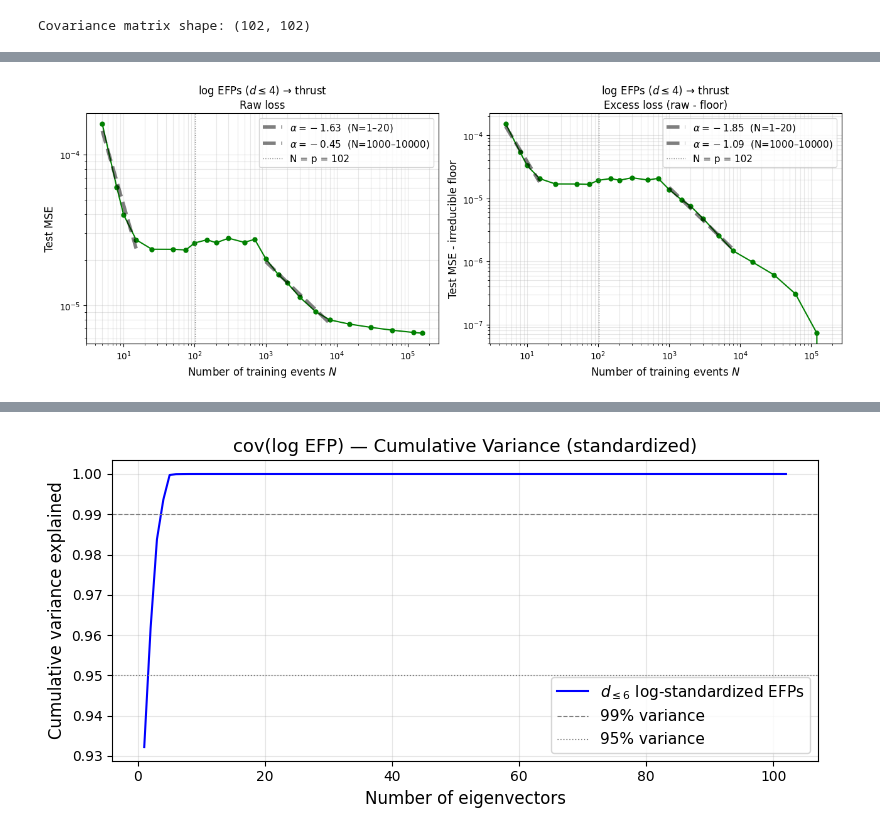
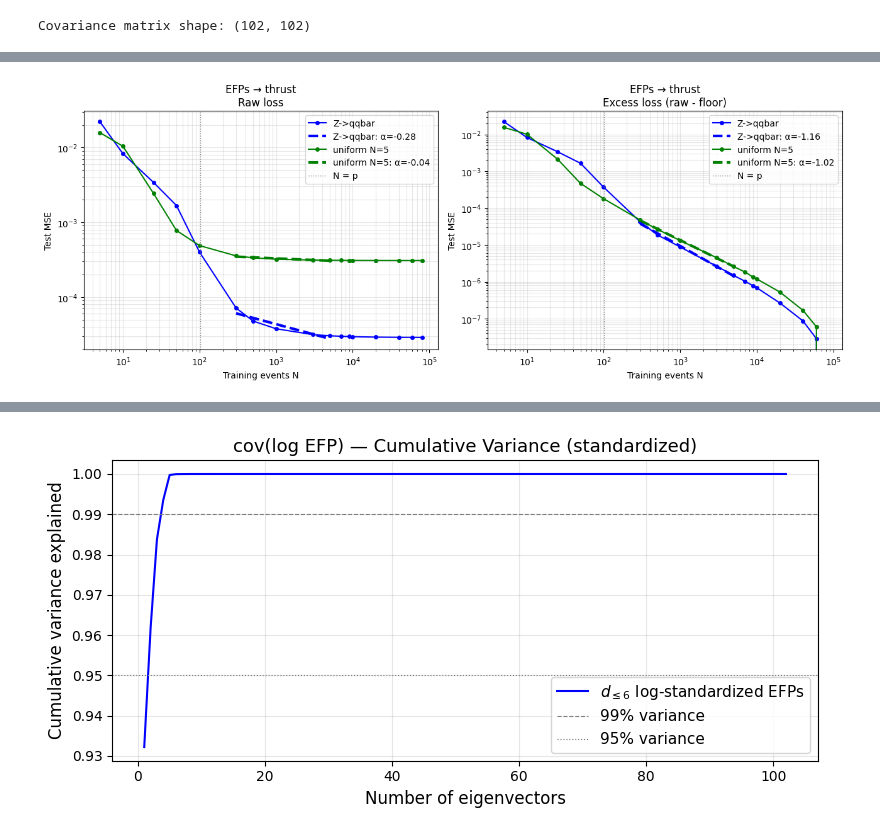
Before and after one commit to ykahn/Jet-Scaling-Laws, a Jupyter notebook: StevensCode/Pythia_EFP_Covariance.ipynb, the cells around one changed output, grey strips where cells are left out. Cells and saved outputs as stored; diff of their text form; code cells hidden in the pictures.

```diff
--- a/StevensCode/Pythia_EFP_Covariance.ipynb
+++ b/StevensCode/Pythia_EFP_Covariance.ipynb
@@ -58,0 +65,8 @@ plt.show()
+# %%
+NEvents=100_000
+uniform_N3 = gen_massless_phase_space(NEvents,3,energy=1.0)
+uniform_N5 = gen_massless_phase_space(NEvents,5,energy=1.0)
+uniform_N7 = gen_massless_phase_space(NEvents,7,energy=1.0)
+uniform_N9 = gen_massless_phase_space(NEvents,9,energy=1.0)
+
+# efpset = EFPSet(('d<=', 6), measure='eeefm', beta=2,coords='epxpypz')
@@ -219,8 +253,8 @@ from sklearn.preprocessing import StandardScaler
 import numpy as np
 
 # Combine log EFPs and labels
-X = np.vstack([efps_Z, efps_H])
-y = np.array([0] * len(efps_Z) + [1] * len(efps_H), dtype=float)
+X = np.vstack([EFPs_Zqq, EFPs_Hgg])
+y = np.array([0] * len(EFPs_Zqq) + [1] * len(EFPs_Hgg), dtype=float)
 
 rng = np.random.default_rng(42)
 idx = rng.permutation(len(X))
@@ -444,0 +525,8 @@ Train size | Test MSE (thrust, log EFPs)
+# %%
+print(len(EFPs_Zqq))
+train_sizes_t = [5, 10, 25, 50, 100, 300, 500, 1000, 3000, 5000, 7000, 9000, 10000, 20000, 40000, 60000, 80000]
+losses_Z  = run_torch_regression(EFPs_Zqq, thrusts['Z->qqbar'],    train_sizes_t, r=1e-8)
+losses_N5 = run_torch_regression(EFPs_N5,  thrusts['uniform N=5'], train_sizes_t, r=1e-8)
+
+losses_Z_sk  = run_sklearn_regression(EFPs_Zqq, thrusts['Z->qqbar'],    train_sizes_t, r=1e-8)
+losses_N5_sk = run_sklearn_regression(EFPs_N5,  thrusts['uniform N=5'], train_sizes_t, r=1e-8)
@@ -445,55 +551,35 @@ Train size | Test MSE (thrust, log EFPs)
 # %%
-fit_n_min_t_1 = 1
-fit_n_max_t_1 = 20
+fit_min, fit_max = 200, 5000
 
-fit_n_min_t_2 = 1000
-fit_n_max_t_2 = 10000
-
-floor_t = test_losses_t[-1]
-excess_losses_t = [l - floor_t for l in test_losses_t]
-print(f'Floor estimate (N=8000): {floor_t:.6f}')
+all_results = {
+    'Z->qqbar':    losses_Z,
+    'uniform N=5': losses_N5,
+}
+colors = {'Z->qqbar': 'b', 'uniform N=5': 'g'}
 
 fig, axes = plt.subplots(1, 2, figsize=(13, 5))
 
-for ax, losses, title, ylabel, exclude_last in zip(
-    axes,
-    [test_losses_t, excess_losses_t],
-    ['Raw loss', 'Excess loss (raw - floor)'],
-    ['Test MSE', 'Test MSE - irreducible floor'],
-    [False, True]
-):
-    ax.loglog(train_sizes_t, losses, 'go-', markersize=5)
+for name, losses in all_results.items():
+    color = colors[name]
+    floor = losses[-1]
+    excess = np.array(losses) - floor
+    ns = np.array(train_sizes_t)
 
-    ns_all = train_sizes_t[:-1] if exclude_last else train_sizes_t
-    ls_all = losses[:-1]        if exclude_last else losses
+    axes[0].loglog(ns, losses, 'o-', color=color, markersize=4, label=name)
+    axes[1].loglog(ns, excess, 'o-', color=color, markersize=4, label=name)
 
-    mask_1 = [fit_n_min_t_1 <= n <= fit_n_max_t_1 for n in ns_all]
-    ns_fit_1 = [n for n, m in zip(ns_all, mask_1) if m]
-    ls_fit_1 = [l for l, m in zip(ls_all, mask_1) if m]
+    for ax, ls in zip(axes, [np.array(losses), excess]):
+        mask = (ns >= fit_min) & (ns <= fit_max) & (ls > 0)
+        if mask.sum() >= 2:
+            slope, log_c = np.polyfit(np.log(ns[mask]), np.log(ls[mask]), 1)
+            ax.loglog(ns[mask], np.exp(log_c)*ns[mask]**slope, '--', color=color, linewidth=3,
+                      label=f'{name}: α={slope:.2f}')
+            # ax.axvspan(fit_min, fit_max, alpha=0.05, color=color)
 
-    mask_2 = [fit_n_min_t_2 <= n <= fit_n_max_t_2 for n in ns_all]
-    ns_fit_2 = [n for n, m in zip(ns_all, mask_2) if m]
-    ls_fit_2 = [l for l, m in zip(ls_all, mask_2) if m]
+for ax, title in zip(axes, ['Raw loss', 'Excess loss (raw - floor)']):
+    ax.axvline(102, color='gray', linestyle=':', linewidth=1, label='N = p')
+    ax.set_xlabel('Training events N'); ax.set_ylabel('Test MSE')
+    ax.set_title(f'EFPs → thrust\n{title}'); ax.legend(); ax.grid(True, which='both', alpha=0.3)
 
-    if len(ns_fit_1) >= 2:
-        slope_1, log_c_1 = np.polyfit(np.log(ns_fit_1), np.log(ls_fit_1), 1)
-        ax.loglog(ns_fit_1, np.exp(log_c_1) * np.array(ns_fit_1)**slope_1, 'k--', linewidth=4, alpha=0.5,
-                  label=f'$\\alpha = {slope_1:.2f}$  (N={fit_n_min_t_1}–{fit_n_max_t_1})')
-
-    if len(ns_fit_2) >= 2:
-        slope_2, log_c_2 = np.polyfit(np.log(ns_fit_2), np.log(ls_fit_2), 1)
-        ax.loglog(ns_fit_2, np.exp(log_c_2) * np.array(ns_fit_2)**slope_2, 'k--', linewidth=4, alpha=0.5,
-                  label=f'$\\alpha = {slope_2:.2f}$  (N={fit_n_min_t_2}–{fit_n_max_t_2})')
-
-
-    ax.axvline(102, color='gray', linestyle=':', linewidth=1, label='N = p = 102')
-    ax.set_xlabel('Number of training events $N$', fontsize=12)
-    ax.set_ylabel(ylabel, fontsize=12)
-    ax.set_title(f'log EFPs ($d\\leq 4$) → thrust\n{title}', fontsize=12)
-    ax.legend(fontsize=11)
-    ax.grid(True, which='both', alpha=0.3)
-
-plt.tight_layout()
-plt.savefig('figures/scaling_law_thrust.png', dpi=150, bbox_inches='tight')
-plt.show()
+plt.tight_layout(); plt.show()
 # %% [output]
@@ -501 +586 @@ Floor estimate (N=8000): 0.000007
-[figure, old version]
+[figure, new version]
```
Also changed, not shown: parts of 38 cells of this notebook, 1 other file.
